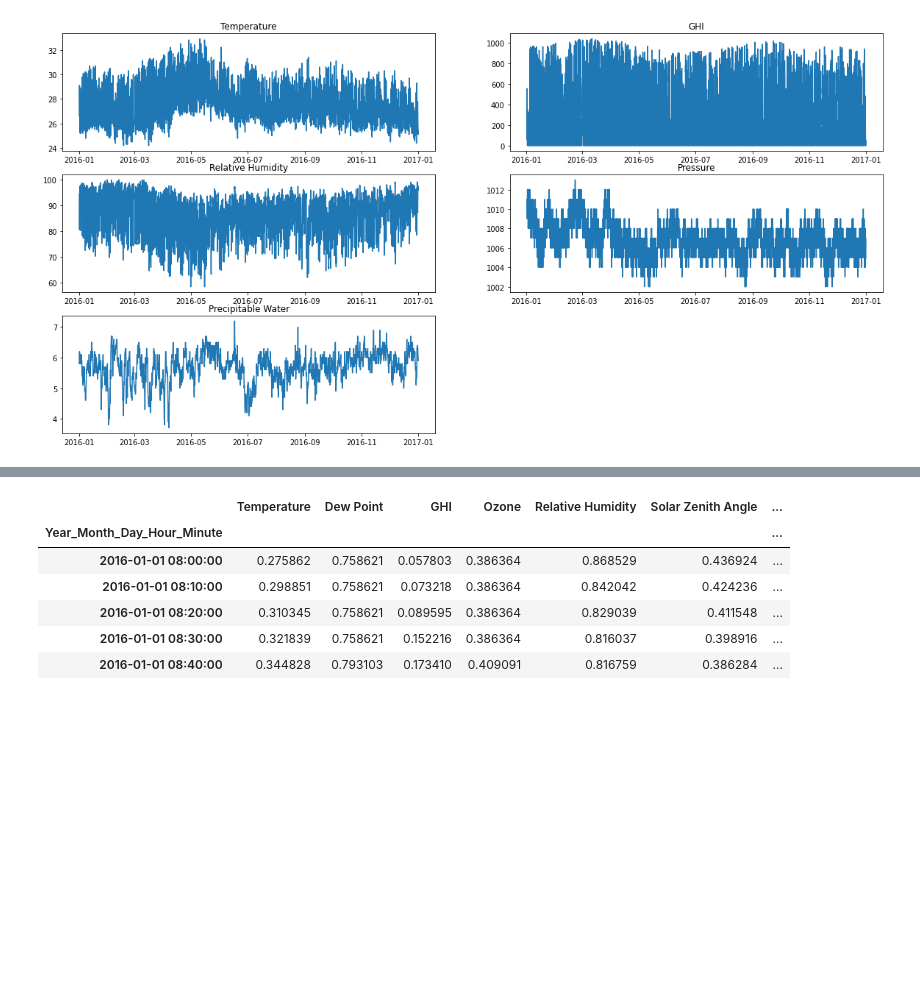
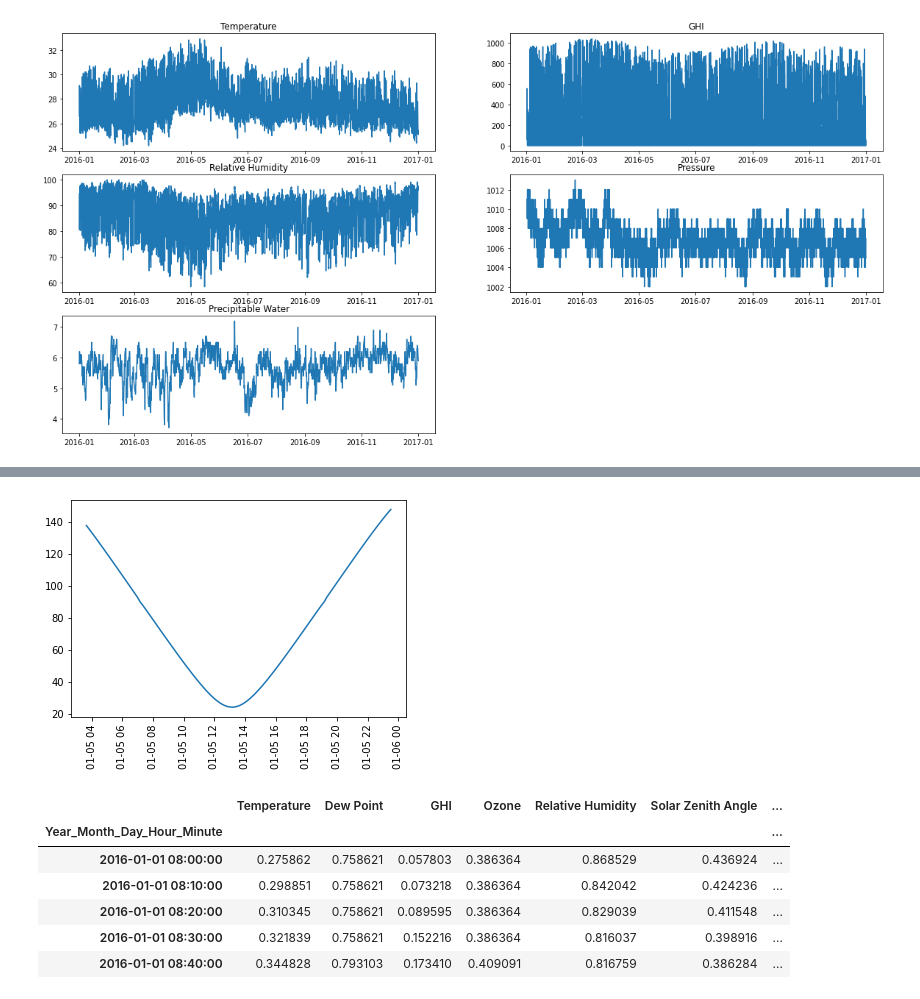
Before and after one commit to binarybins/Pitch, a Jupyter notebook: NSRDB.ipynb, the cells around one changed output, grey strips where cells are left out. Drawn from its saved outputs; the diff is of its cells as text; code cells hidden in the pictures; blank space fills up the shorter version.

```diff
--- a/NSRDB.ipynb
+++ b/NSRDB.ipynb
@@ -137,3 +137,9 @@ plt.show()
+# %%
+plt.plot(df.index[550:670],df["Solar Zenith Angle"][550:670])
+plt.xticks(rotation=90)
+plt.show()
+# %% [output]
+[figure, added]
 # %%
 # Time Series split
 len_ = int(0.8*df.shape[0])
```
Also changed, not shown: parts of 10 cells of this notebook, 9 other files.
